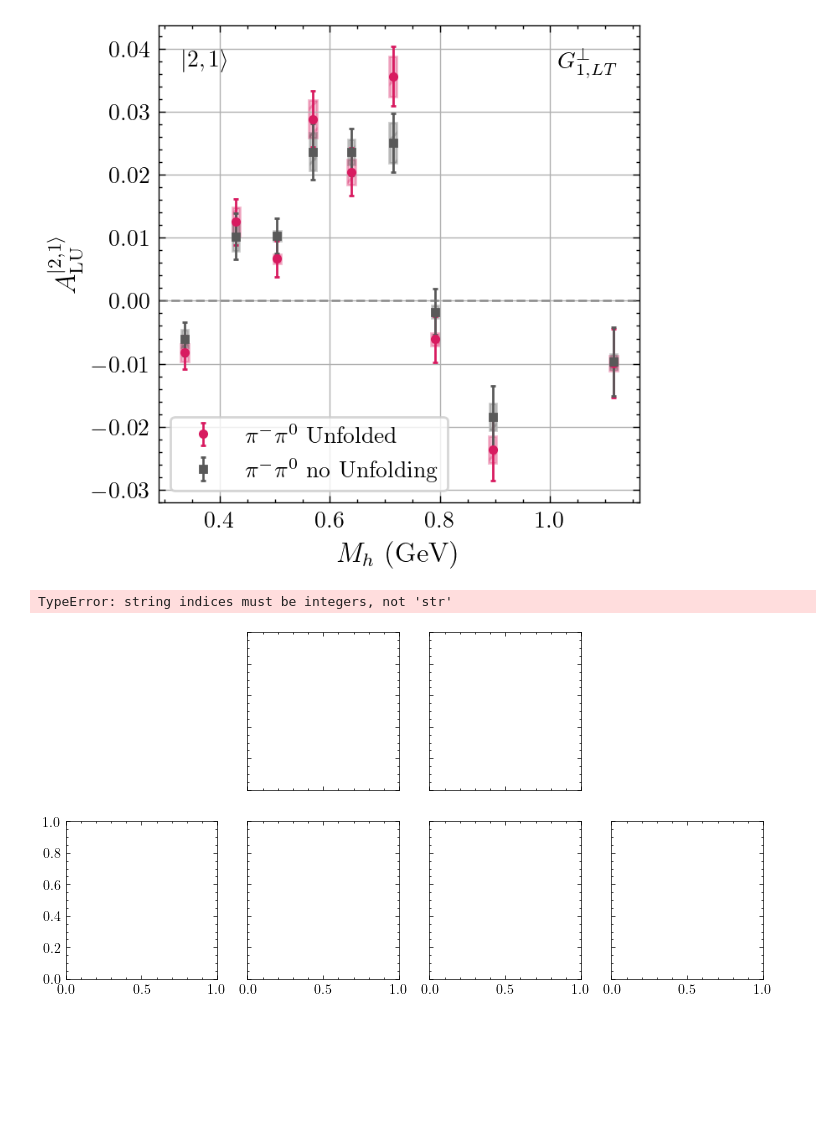
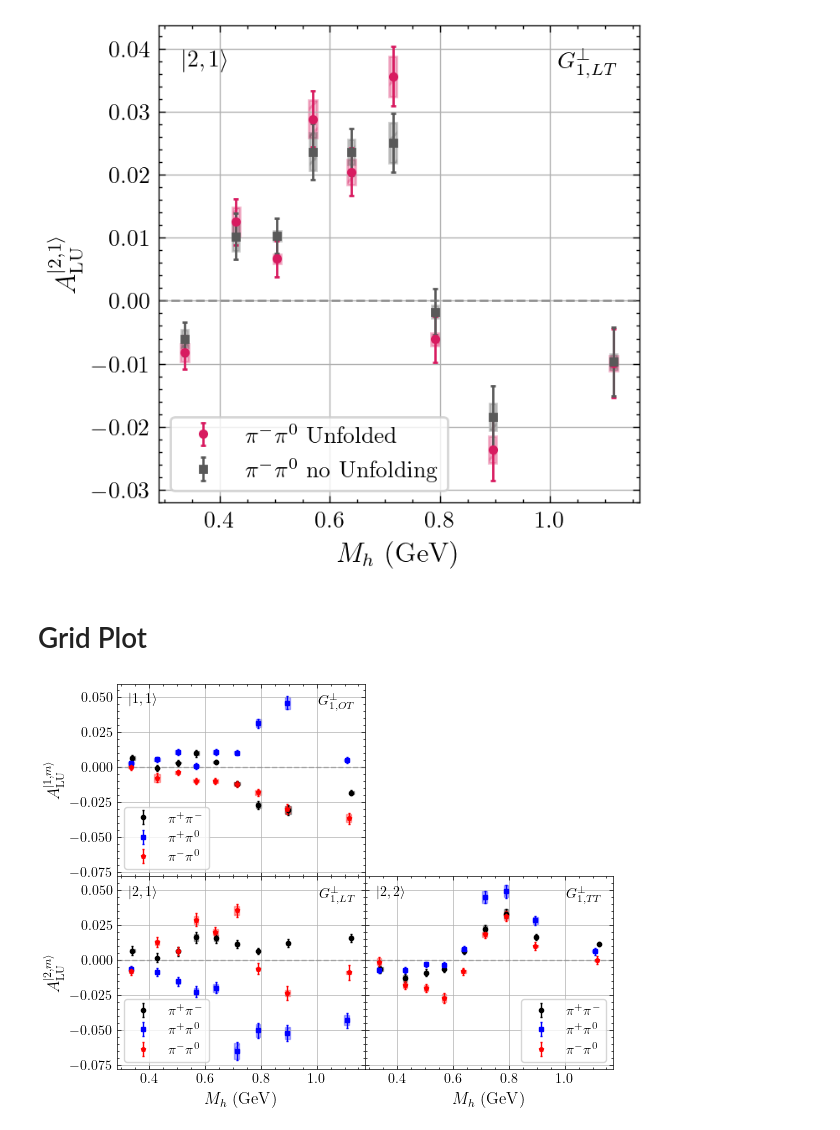
Before and after one commit to Gregtom3/YAPWR, a Jupyter notebook: analysis/playground.ipynb, the cells around one changed output. Saved outputs shown, nothing was run; the diff lists cells and outputs as text; code cells hidden in the pictures; blank space fills up the shorter version.

Commit message:
Injection plots

```diff
--- a/analysis/playground.ipynb
+++ b/analysis/playground.ipynb
@@ -113,12 +111,16 @@ asym_plotter.plotACompare(data, specs, twist=2, L=2, M=1, bin_var='Mh',
 # %% [output]
 <Axes: xlabel='$M_{h}\\ (\\mathrm{GeV})$', ylabel='$A_{\\mathrm{LU}}^{|2,1\\rangle}$'>
 [figure]
+# %% [markdown]
+# Grid Plot
 # %%
 path = "../out/full_v2_Mh/asymmetry_results.yaml"
 data = dataloader.loadFromYamlPath(path)
 
-fig = asym_plotter.plot_grid(data, 'piplus_piminus', 3, bin_var='Mh', grid=True,show_sys_band=True)
+specs = [{"pair":"piplus_piminus"},
+         {"pair":"piplus_pi0"},
+         {"pair":"piminus_pi0"}]
+fig = asym_plotter.plot_grid(data, specs, 2, bin_var='Mh', grid=True,show_sys_band=True)
 plt.show()
 # %% [output]
-TypeError: string indices must be integers, not 'str'
-[figure, old version]
+[figure, new version]
```
Also changed, not shown: parts of 2 cells of this notebook, 2 other files.
